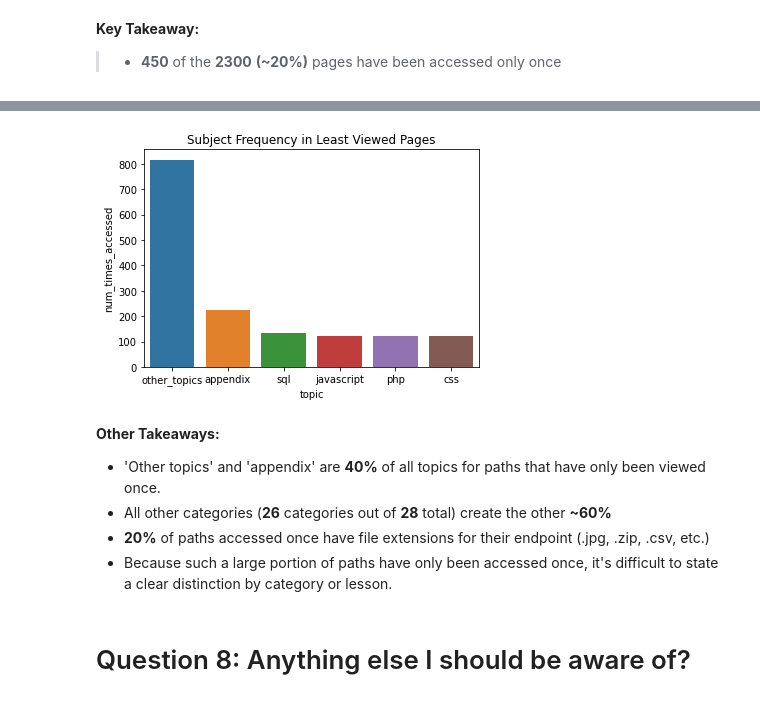
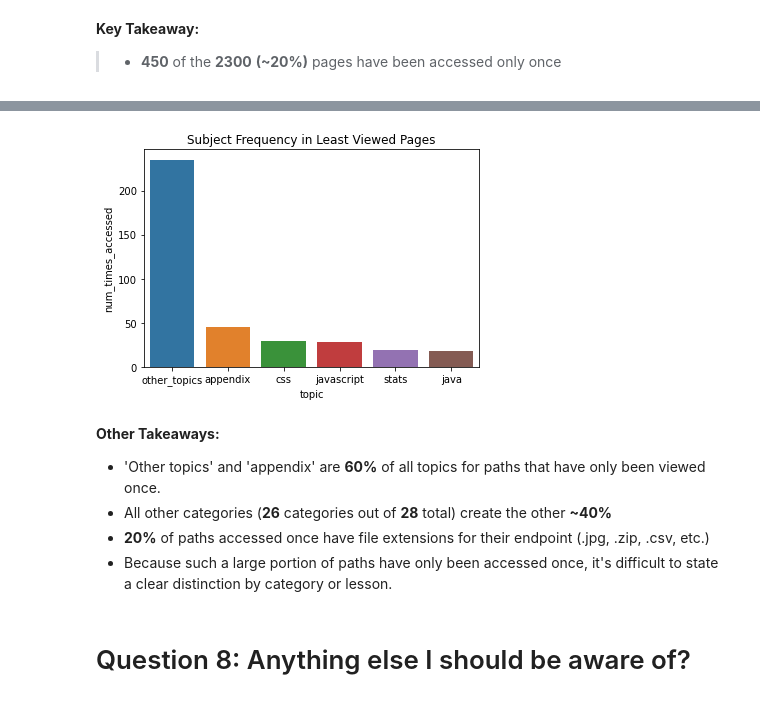
Before and after one commit to AACKV/anomaly_detection_project, a Jupyter notebook: final_report.ipynb, the cells around one changed output, grey strips where cells are left out. Saved outputs shown, nothing was run; the diff lists cells and outputs as text; code cells hidden in the pictures.

```diff
--- a/final_report.ipynb
+++ b/final_report.ipynb
@@ -98,0 +159,5 @@ Classification accounts for 13.7%
+# %%
+# Create series of pages only viewed once, then separated and sorted
+least_accessed = utilities.accessed_once_series(df)
+results = utilities.least_accessed_by_category(least_accessed)
+results.head()
@@ -99,11 +171,12 @@ Classification accounts for 13.7%
 # %%
-utilities.create_least_viewed_viz(df)
+# visualize top categories for lessons visited once
+utilities.create_least_viewed_viz(results)
 # %% [output]
-[figure, old version]
+[figure, new version]
 # %% [markdown]
 **Other Takeaways:**
-* 'Other topics' and 'appendix' are **40%** of all topics for paths that have only been viewed once.
-* All other categories (**26** categories out of **28** total) create the other **~60%**
+* 'Other topics' and 'appendix' are **60%** of all topics for paths that have only been viewed once.
+* All other categories (**26** categories out of **28** total) create the other **~40%**
 * **20%** of paths accessed once have file extensions for their endpoint (.jpg, .zip, .csv, etc.)
 * Because such a large portion of paths have only been accessed once, it's difficult to state a clear distinction by category or lesson.
 # %% [markdown]
```
Also changed, not shown: parts of 18 cells of this notebook, 1 other file.
